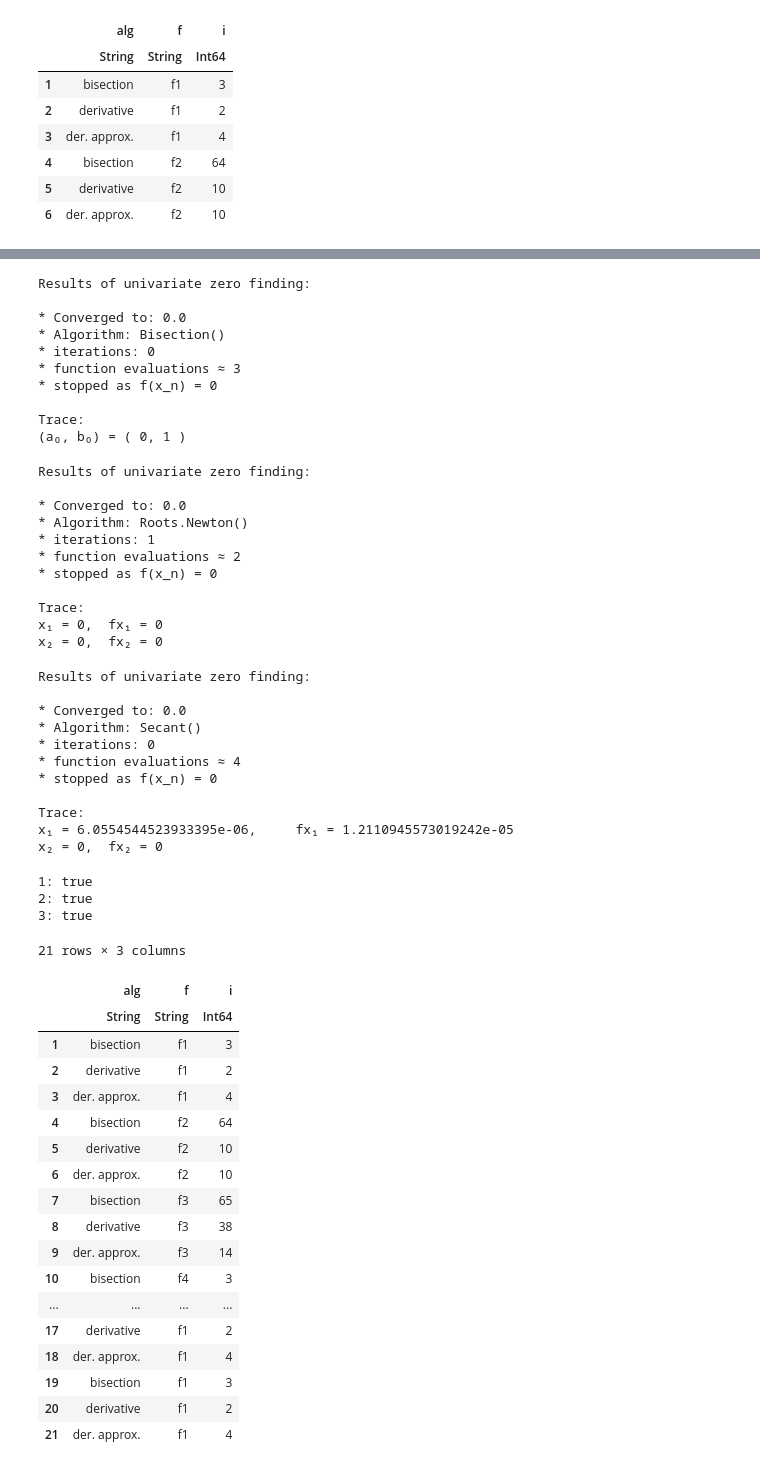
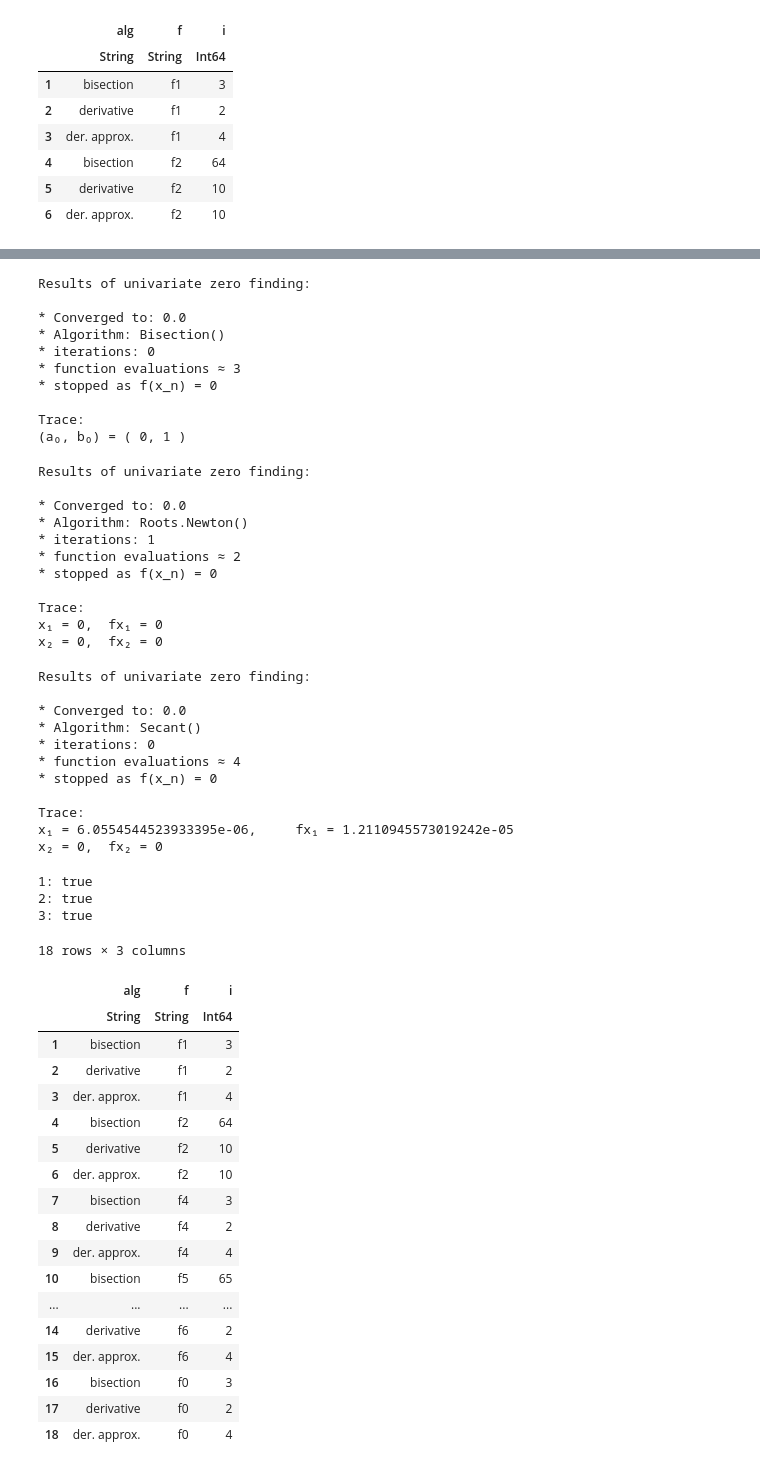
Before and after one commit to superiorshrimp/MOWNiT, a Jupyter notebook: lab8/lab8.ipynb, the cells around one changed output, grey strips where cells are left out. Drawn from its saved outputs; the diff is of its cells as text; code cells hidden in the pictures.

```diff
--- a/lab8/lab8.ipynb
+++ b/lab8/lab8.ipynb
@@ -523,9 +510,9 @@ x = find_zero(f0, 0, verbose = true)
 println(iszero(f0(x)))
 
 #
-push!(df, ["bisection", "f1", 3])
-push!(df, ["derivative", "f1", 2])
-push!(df, ["der. approx.", "f1", 4])
+push!(df, ["bisection", "f0", 3])
+push!(df, ["derivative", "f0", 2])
+push!(df, ["der. approx.", "f0", 4])
 # %% [output]
 Results of univariate zero finding:
 
@@ -543,41 +530,41 @@ Results of univariate zero finding:
 * Algorithm: Roots.Newton()
 * iterations: 1
 * function evaluations ≈ 2
 * stopped as f(x_n) = 0
 
 Trace:
 x₁ = 0,  fx₁ = 0
 x₂ = 0,  fx₂ = 0
 Results of univariate zero finding:
 
 * Converged to: 0.0
 * Algorithm: Secant()
 * iterations: 0
 * function evaluations ≈ 4
 * stopped as f(x_n) = 0
 
 Trace:
 x₁ = 6.0554544523933395e-06,     fx₁ = 1.2110945573019242e-05
 x₂ = 0,  fx₂ = 0
 1: true
 2: true
 3: true
-21 rows × 3 columns
+18 rows × 3 columns
 |  | alg | f | i |
 |  | String | String | Int64 |
 | 1 | bisection | f1 | 3 |
 | 2 | derivative | f1 | 2 |
 | 3 | der. approx. | f1 | 4 |
 | 4 | bisection | f2 | 64 |
 | 5 | derivative | f2 | 10 |
 | 6 | der. approx. | f2 | 10 |
-| 7 | bisection | f3 | 65 |
-| 8 | derivative | f3 | 38 |
-| 9 | der. approx. | f3 | 14 |
-| 10 | bisection | f4 | 3 |
+| 7 | bisection | f4 | 3 |
+| 8 | derivative | f4 | 2 |
+| 9 | der. approx. | f4 | 4 |
+| 10 | bisection | f5 | 65 |
 | ... | ... | ... | ... |
-| 17 | derivative | f1 | 2 |
-| 18 | der. approx. | f1 | 4 |
-| 19 | bisection | f1 | 3 |
-| 20 | derivative | f1 | 2 |
-| 21 | der. approx. | f1 | 4 |
+| 14 | derivative | f6 | 2 |
+| 15 | der. approx. | f6 | 4 |
+| 16 | bisection | f0 | 3 |
+| 17 | derivative | f0 | 2 |
+| 18 | der. approx. | f0 | 4 |
```
Also changed, not shown: parts of 13 cells of this notebook.
